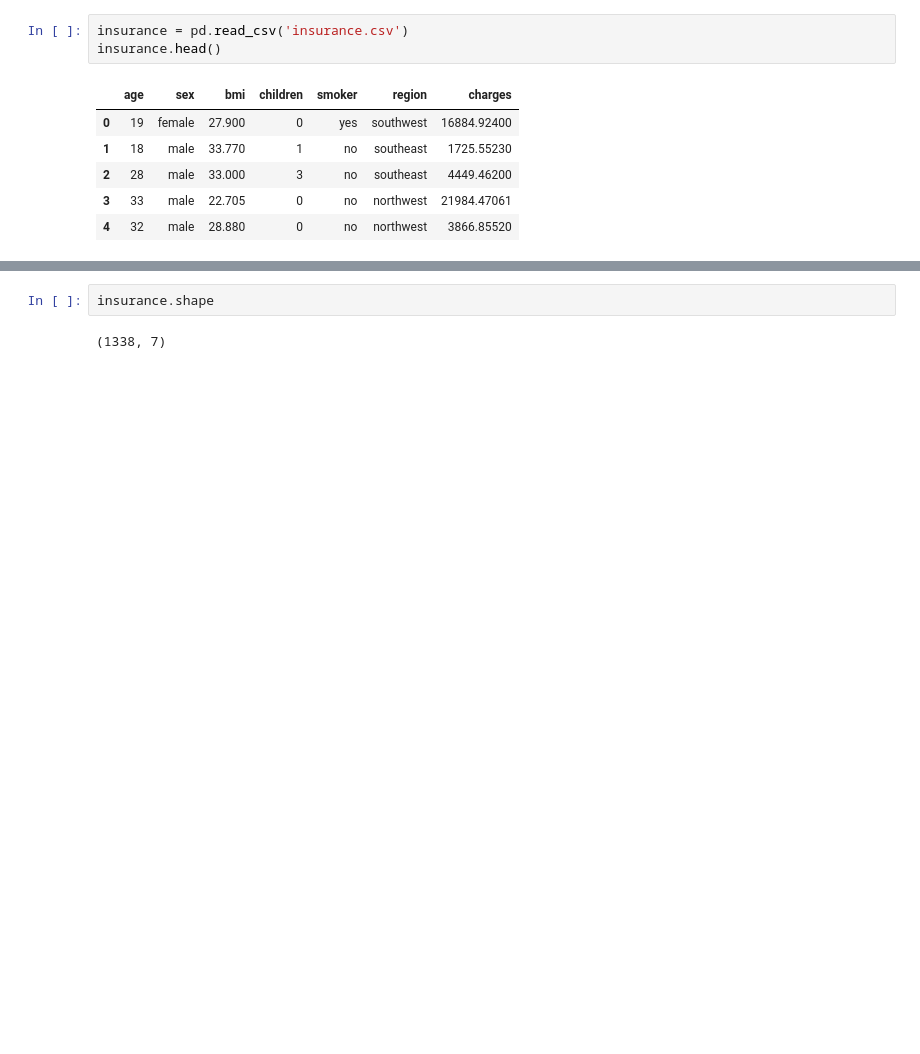
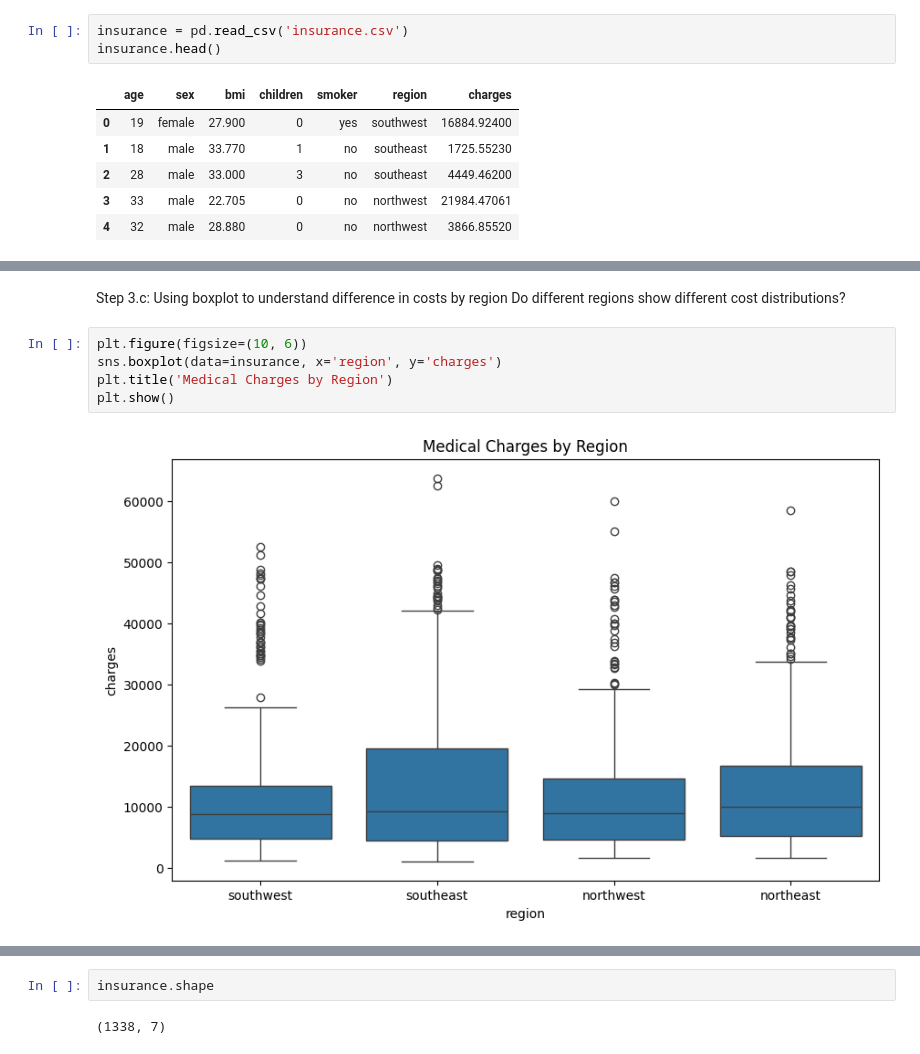
Before and after one commit to pranjalaa2702/Medical_Costs, a Jupyter notebook: Medical_Insurance_Costs.ipynb, the cells around one changed output, grey strips where cells are left out. Cells and saved outputs as stored; diff of their text form; blank space fills up the shorter version.

```diff
--- a/Medical_Insurance_Costs.ipynb
+++ b/Medical_Insurance_Costs.ipynb
@@ -28,0 +65,10 @@ insurance.head()
+# %% [markdown]
+Step 3.c: Using boxplot to understand difference in costs by region
+Do different regions show different cost distributions?
+# %%
+plt.figure(figsize=(10, 6))
+sns.boxplot(data=insurance, x='region', y='charges')
+plt.title('Medical Charges by Region')
+plt.show()
+# %% [output]
+[figure, added]
```
Also changed, not shown: parts of 27 cells of this notebook.
